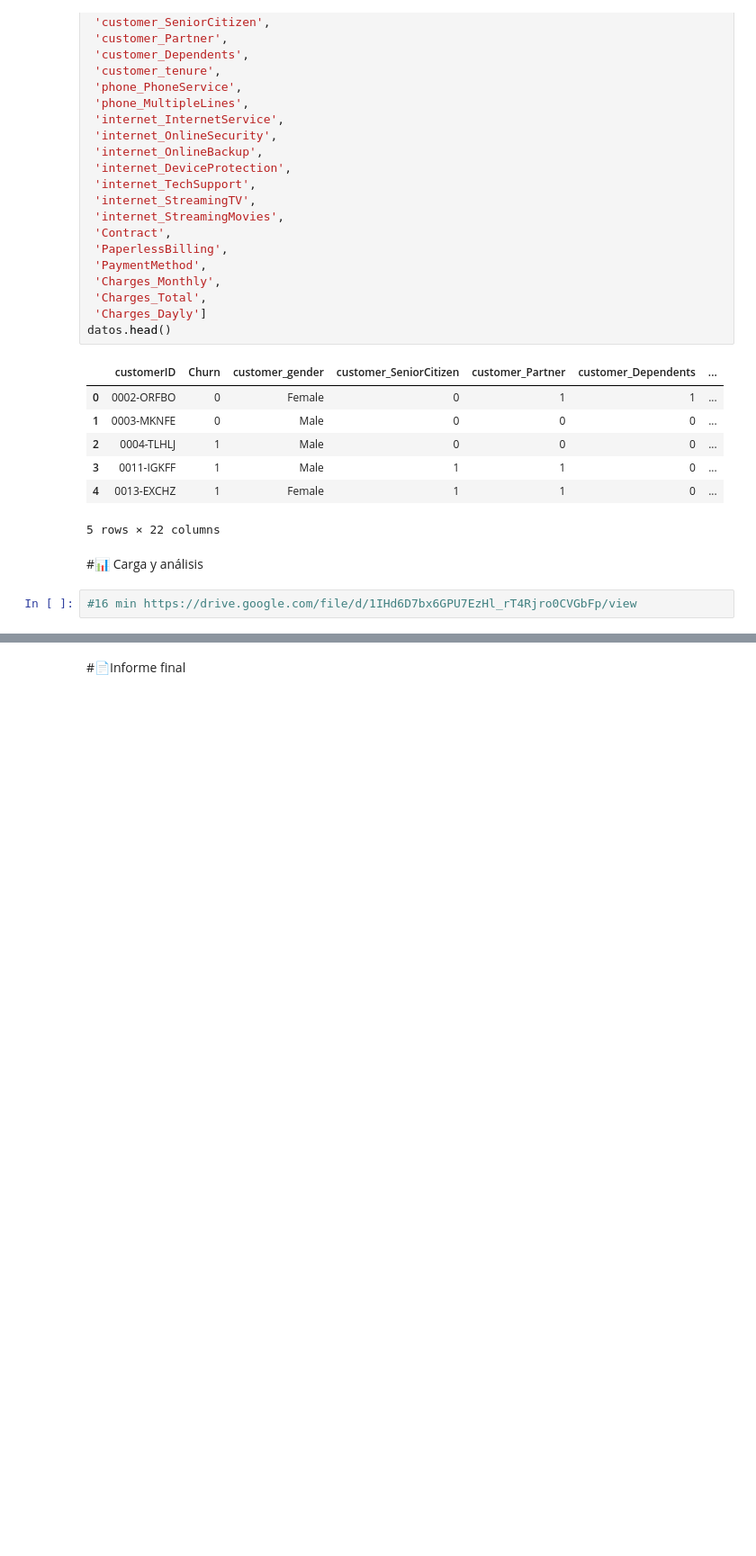
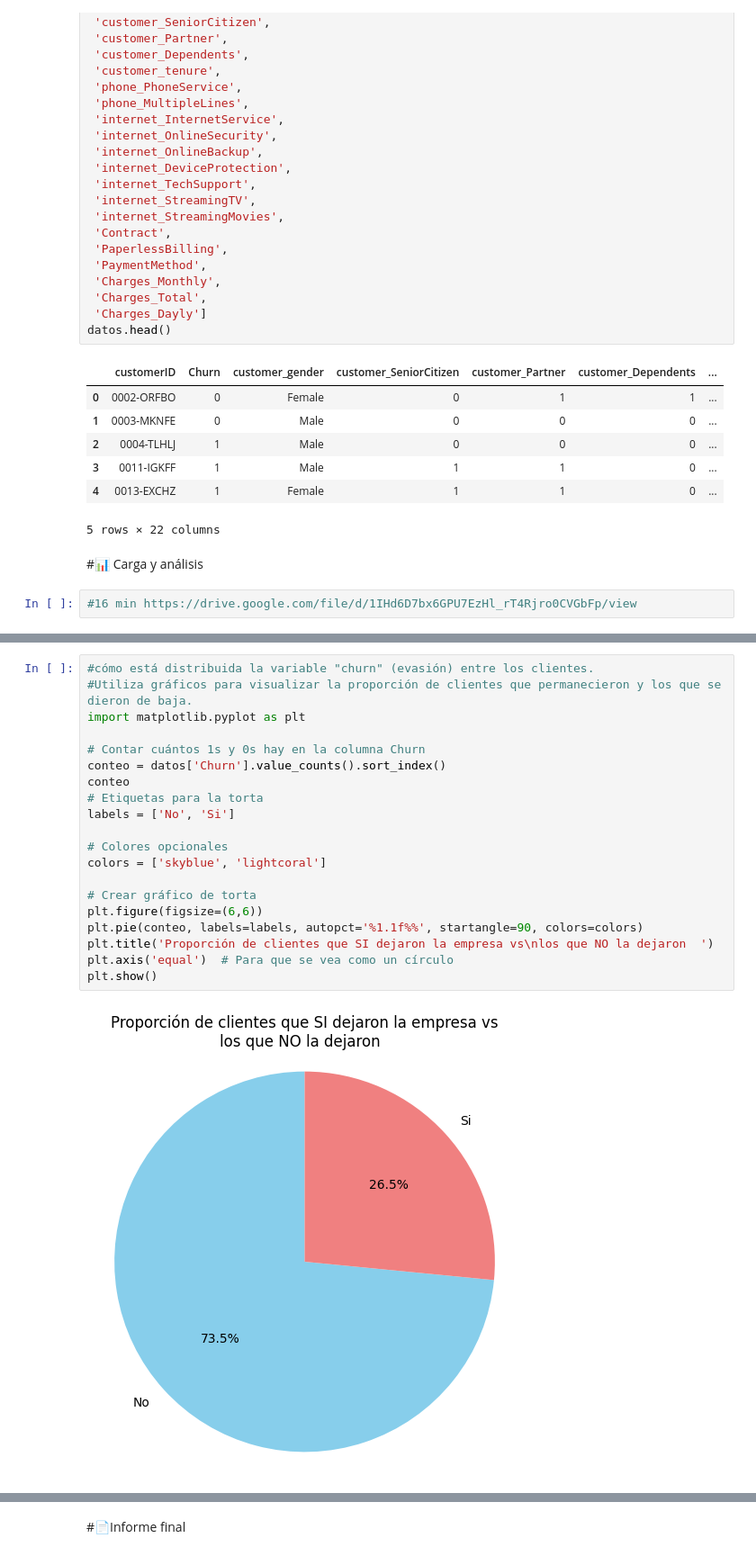
Before and after one commit to Fvargasv/Challenge-X-, a Jupyter notebook: TelecomX_LATAM.ipynb, the cells around one changed output, grey strips where cells are left out. Shown at 90% size. Drawn from its saved outputs; the diff is of its cells as text; blank space fills up the shorter version.

```diff
--- a/TelecomX_LATAM.ipynb
+++ b/TelecomX_LATAM.ipynb
@@ -471,0 +484,22 @@ datos.head()
+# %%
+#cómo está distribuida la variable "churn" (evasión) entre los clientes.
+#Utiliza gráficos para visualizar la proporción de clientes que permanecieron y los que se dieron de baja.
+import matplotlib.pyplot as plt
+
+# Contar cuántos 1s y 0s hay en la columna Churn
+conteo = datos['Churn'].value_counts().sort_index()
+conteo
+# Etiquetas para la torta
+labels = ['No', 'Si']
+
+# Colores opcionales
+colors = ['skyblue', 'lightcoral']
+
+# Crear gráfico de torta
+plt.figure(figsize=(6,6))
+plt.pie(conteo, labels=labels, autopct='%1.1f%%', startangle=90, colors=colors)
+plt.title('Proporción de clientes que SI dejaron la empresa vs\nlos que NO la dejaron  ')
+plt.axis('equal')  # Para que se vea como un círculo
+plt.show()
+# %% [output]
+[figure, added]
```
Also changed, not shown: parts of 3 cells of this notebook.
